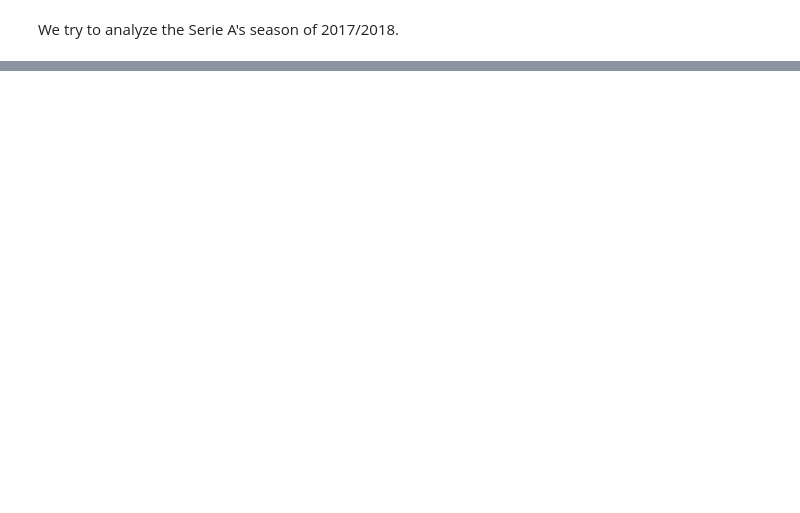
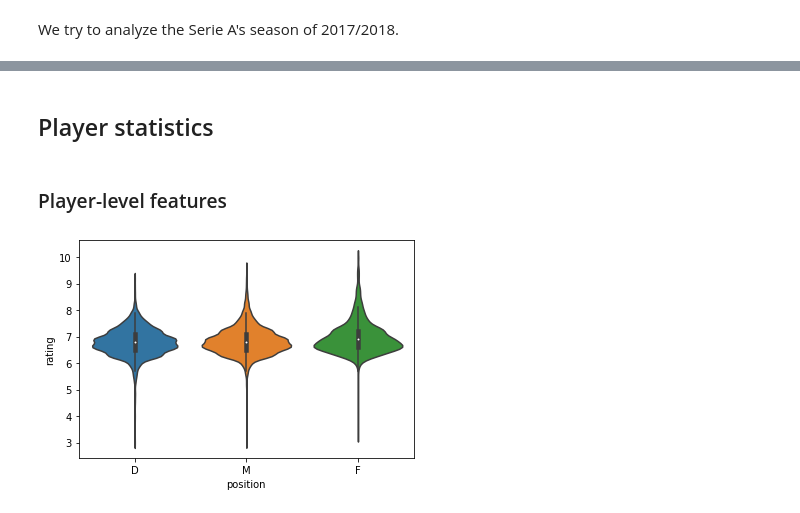
Before and after one commit to MatteoFelici/football, a Jupyter notebook: analyze_season.ipynb, the cells around one changed output, grey strips where cells are left out. Cells and saved outputs as stored; diff of their text form; code cells hidden in the pictures; blank space fills up the shorter version.

```diff
--- a/analyze_season.ipynb
+++ b/analyze_season.ipynb
@@ -342,0 +297,10 @@ df.loc[df['goals'] < df['other.goals'], 'result'] = 'L'
+# %% [markdown]
+## Player statistics
+# %% [markdown]
+### Player-level features
+# %%
+sns.violinplot(x='position', y='rating', data=df, kind='box')
+
+plt.show()
+# %% [output]
+[figure, added]
```
Also changed, not shown: parts of 54 cells of this notebook, 1 other file.
